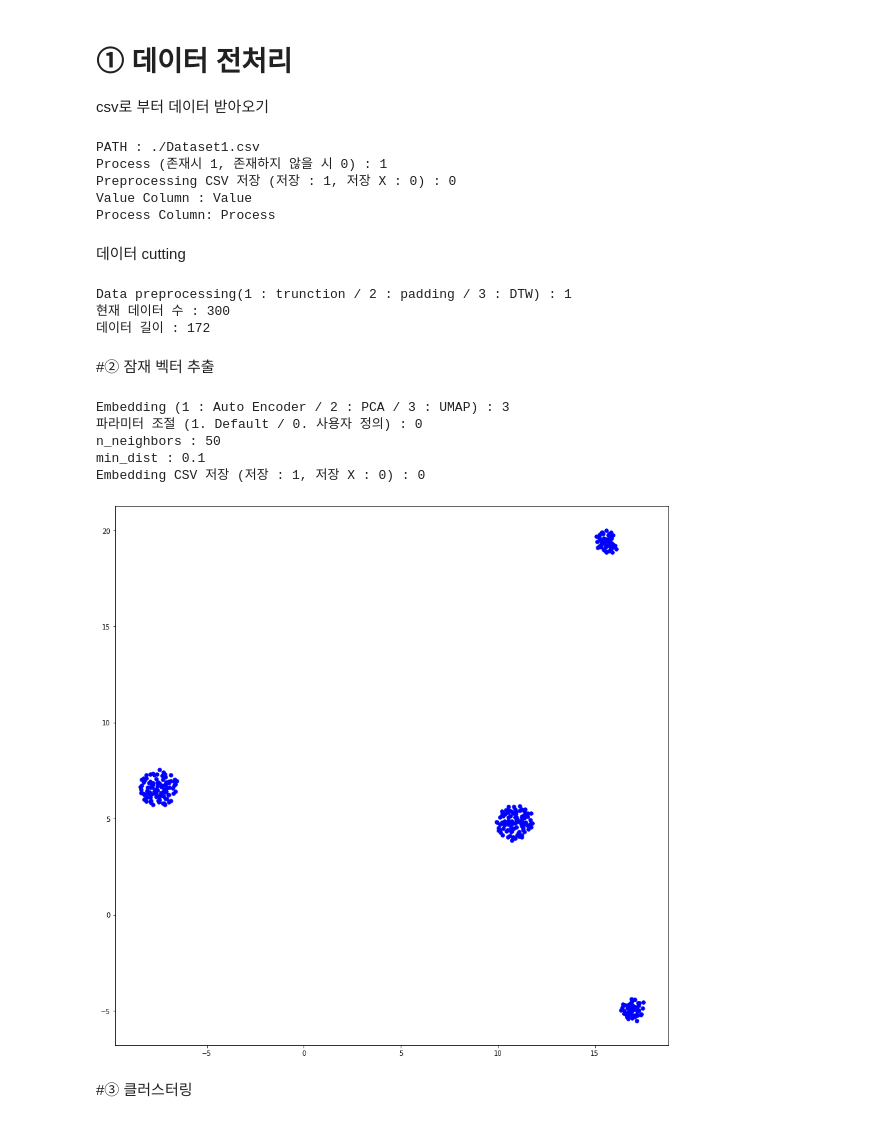
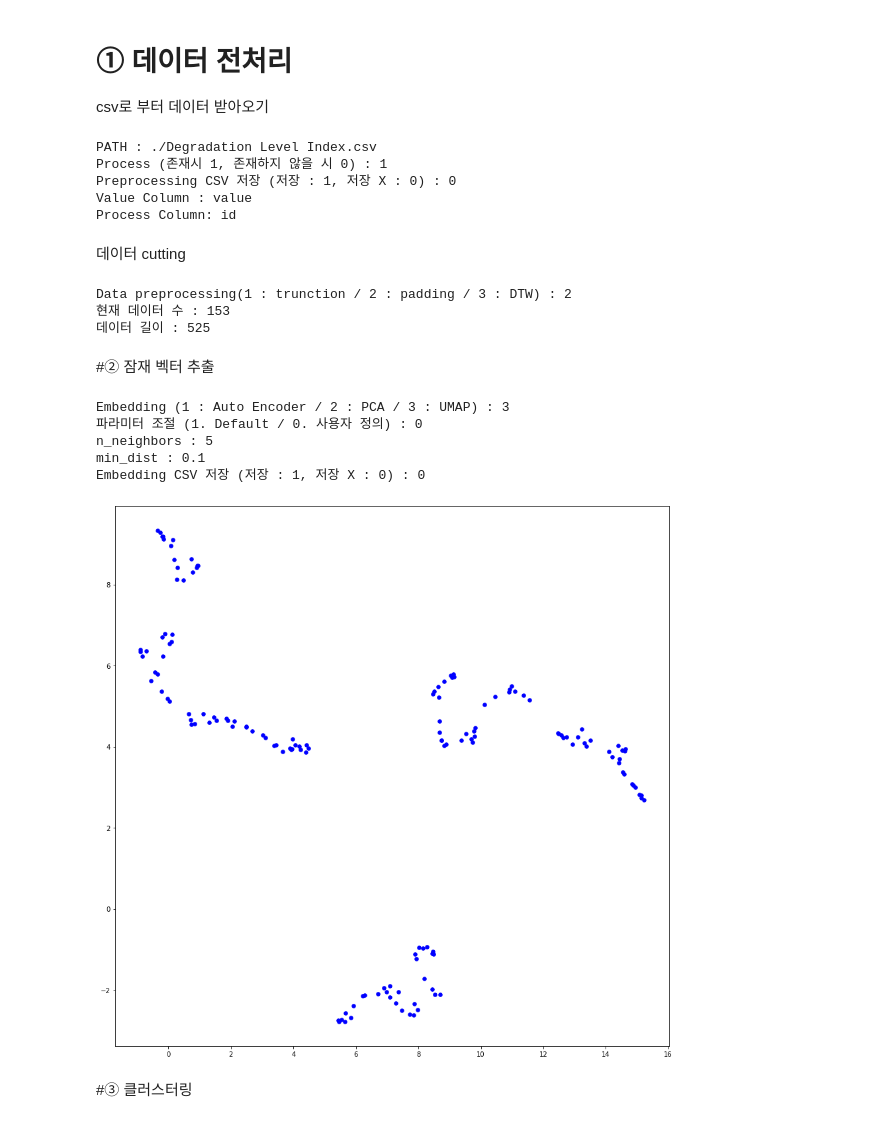
Before and after one commit to shinseok95/Clustering-Framework, a Jupyter notebook: Clustering_Framework.ipynb, the cells around one changed output. Cells and saved outputs as stored; diff of their text form; code cells hidden in the pictures.

```diff
--- a/Clustering_Framework.ipynb
+++ b/Clustering_Framework.ipynb
@@ -395,6 +411,7 @@ def embedding_AE(dataset, LEARNING_LATE,BATCH_SIZE,EPOCHS,IMAGING_FLAG = '1',IMG
     IMG_SIZE = 256
   else :
     IMG_SIZE = 512
+
 
   dataset_class_img = resize_img(dataset_img,IMG_SIZE)
   dataset_class_img = np.array(dataset_class_img)
@@ -484,7 +501,7 @@ def embedding_AE(dataset, LEARNING_LATE,BATCH_SIZE,EPOCHS,IMAGING_FLAG = '1',IMG
 
   # 이미지 그리기
 
-  decoded_images = autoencoder.predict(test)
+  #decoded_images = autoencoder.predict(test)
 
   # draw_image_data(test,"Original Image",IMG_SIZE)
   # draw_image_data(decoded_images,"Reproduction Image",IMG_SIZE)
@@ -686,16 +710,18 @@ predict : 라벨 번호 list (정답)
 label : 라벨 이름 list
 
 """
-def draw_vector_data(dimenstion_data, predict=None,label=None):
+def draw_vector_data(dimenstion_data, predict=None,label=None, center = None):
 
   plt.figure(figsize=(15,15))
   plt.rc('legend', fontsize='20')
 
   if predict is not None:
-
     if label is None:
-      plt.scatter(dimenstion_data[:,0],dimenstion_data[:,1],s=30,c=predict)
-
+      if center is None:
+        plt.scatter(dimenstion_data[:,0],dimenstion_data[:,1],s=30,c=predict)
+      else:
+        plt.scatter(dimenstion_data[:,0],dimenstion_data[:,1],s=30,c=predict)
+        plt.scatter(center[:,0],center[:,1],s=50,c='red',marker='s')
     else :
       plt.scatter(dimenstion_data[0],dimenstion_data[1],s=30,label=label,c=predict)
 
@@ -769,7 +875,10 @@ csv로 부터 데이터 받아오기
 # Path를 받아와서 csv 데이터 상위 10개를 보여줌
 
 dataset = None
+dataset_pure = None
+dataset_pure_list =None
 cutting_dataset = None
+cutting_dataset_pure = None
 embedding_data = None
 predict = None
 
@@ -787,22 +896,27 @@ outlier_flag = '0'
 if process_flag=='1':
   value_col = input("Value Column : ")
   process_col = input('Process Column: ')
-  dataset,preprocessing_csv,process_label = align_timeseries_dataset(path,outlier_flag, value_col,process_col)
+  dataset,preprocessing_csv,process_label,dataset_pure = align_timeseries_dataset(path,outlier_flag, value_col,process_col)
+
+  dataset_pure_list = []
+
+  for i in range(len(dataset_pure)):
+    dataset_pure_list.append(list(dataset_pure[i]))
 
 else:
   value_col = input("Value Column : ")
-  dataset,preprocessing_csv,process_label = align_timeseries_dataset(path,outlier_flag,value_col)
+  dataset,preprocessing_csv,process_label,dataset_pure = align_timeseries_dataset(path,outlier_flag,value_col)
 
 if preprocessing_down_flag =='1':
   download_csv(path,preprocessing_csv,'preprocessing_data')
 else:
   pass
 # %% [output]
-PATH : ./Dataset1.csv
+PATH : ./Degradation Level Index.csv
 Process (존재시 1, 존재하지 않을 시 0) : 1
 Preprocessing CSV 저장 (저장 : 1, 저장 X : 0) : 0
-Value Column : Value
-Process Column: Process
+Value Column : value
+Process Column: id
 # %% [markdown]
 데이터 cutting
 # %%
@@ -816,12 +930,15 @@ if process_flag == '1':
 
   if preprocessing_flag == 1:
     cutting_dataset = data_truncation(dataset)
+    cutting_dataset_pure = data_truncation(dataset_pure)
 
   elif preprocessing_flag == 2:
     cutting_dataset = data_padding(dataset)
+    cutting_dataset_pure = data_padding(dataset_pure)
 
   elif preprocessing_flag == 3:
     cutting_dataset = data_dtw(dataset)
+    cutting_dataset_pure = data_dtw(dataset_pure)
 
   else :
     pass
@@ -832,13 +949,21 @@ else:
   shift_size = int(input('Shift length : '))
   window_size = int(input('Window size : '))
   cutting_dataset = sliding_window(dataset,window_size,shift_size)
+  cutting_dataset_pure = sliding_window(dataset_pure,window_size,shift_size)
+
+  dataset_pure_list = []
+  process_label = []
+
+  for i in range(len(cutting_dataset_pure)):
+    dataset_pure_list.append(list(cutting_dataset_pure[i]))
+    process_label.append(i)
 
 print('현재 데이터 수 : {}'.format(len(cutting_dataset)))
 print('데이터 길이 : {}'.format(len(cutting_dataset[0])))
 # %% [output]
-Data preprocessing(1 : trunction / 2 : padding / 3 : DTW) : 1
-현재 데이터 수 : 300
-데이터 길이 : 172
+Data preprocessing(1 : trunction / 2 : padding / 3 : DTW) : 2
+현재 데이터 수 : 153
+데이터 길이 : 525
 # %% [markdown]
 #② 잠재 벡터 추출
 # %%
@@ -855,8 +980,12 @@ if embedding_flag == 1:
   EPOCHS = int(input('EPOCHS : '))
   IMAGING_FLAG = input("IMAGING (1 : RP / 2 : GAF) : ")
   IMAGE_SIZE_FLAG = input("IMAGE SIZE (1 : small / 2 : middle / 3: large) : ")
+  TEST_SIZE = int(input("TEST SIZE : "))
 
-  embedding_data = embedding_AE(cutting_dataset,LEARNING_LATE,BATCH_SIZE,EPOCHS,IMAGING_FLAG,IMAGE_SIZE_FLAG)
+  # 데이터 사이즈 안맞추고, 이미지화 한 이후에 맞추기
+  #embedding_data = embedding_AE(dataset,LEARNING_LATE,BATCH_SIZE,EPOCHS,IMAGING_FLAG,IMAGE_SIZE_FLAG,TEST_SIZE=TEST_SIZE)
+  # 데이터 사이즈 맞추고, 이미지화하기
+  embedding_data = embedding_AE(cutting_dataset,LEARNING_LATE,BATCH_SIZE,EPOCHS,IMAGING_FLAG,IMAGE_SIZE_FLAG,TEST_SIZE=TEST_SIZE)
 
 elif embedding_flag == 2:
   embedding_data = embedding_PCA(cutting_dataset)
@@ -876,35 +1005,35 @@ else :
   pass
 
 embedding_down_flag = input("Embedding CSV 저장 (저장 : 1, 저장 X : 0) : ")
 
 if embedding_down_flag =='1':
 
   embedding_x = []
   embedding_y = []
   embedding_csv = pd.DataFrame()
 
   for data in embedding_data:
     embedding_x.append(data[0])
     embedding_y.append(data[1])
 
   if process_label != None:
     embedding_csv['Process'] = process_label
 
   embedding_csv['X'] = embedding_x
   embedding_csv['Y'] = embedding_y
 
   download_csv(path,embedding_csv,'embedding_data')
 else:
   pass
 
 draw_vector_data(embedding_data)
 # %% [output]
 Embedding (1 : Auto Encoder / 2 : PCA / 3 : UMAP) : 3
 파라미터 조절 (1. Default / 0. 사용자 정의) : 0
-n_neighbors : 50
+n_neighbors : 5
 min_dist : 0.1
 Embedding CSV 저장 (저장 : 1, 저장 X : 0) : 0
-[figure, old version]
+[figure, new version]
 # %% [markdown]
 #③ 클러스터링
 # %%
```
Also changed, not shown: parts of 6 cells of this notebook.
